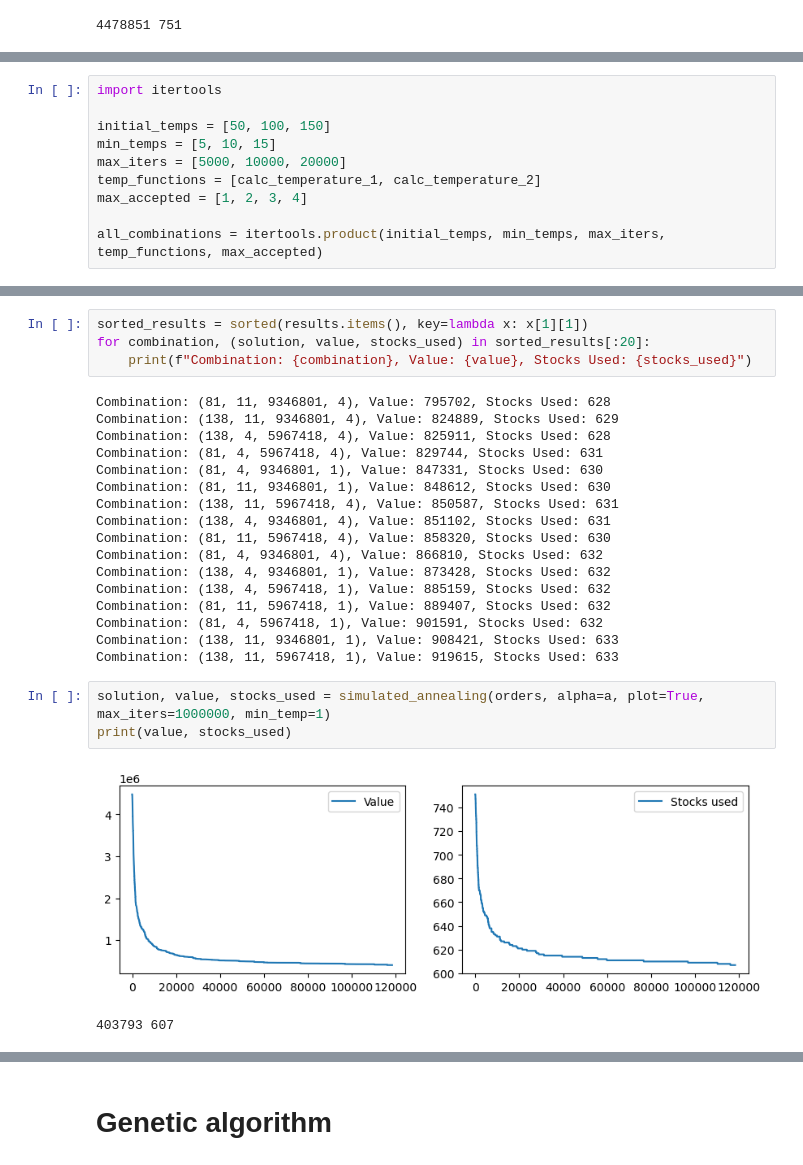
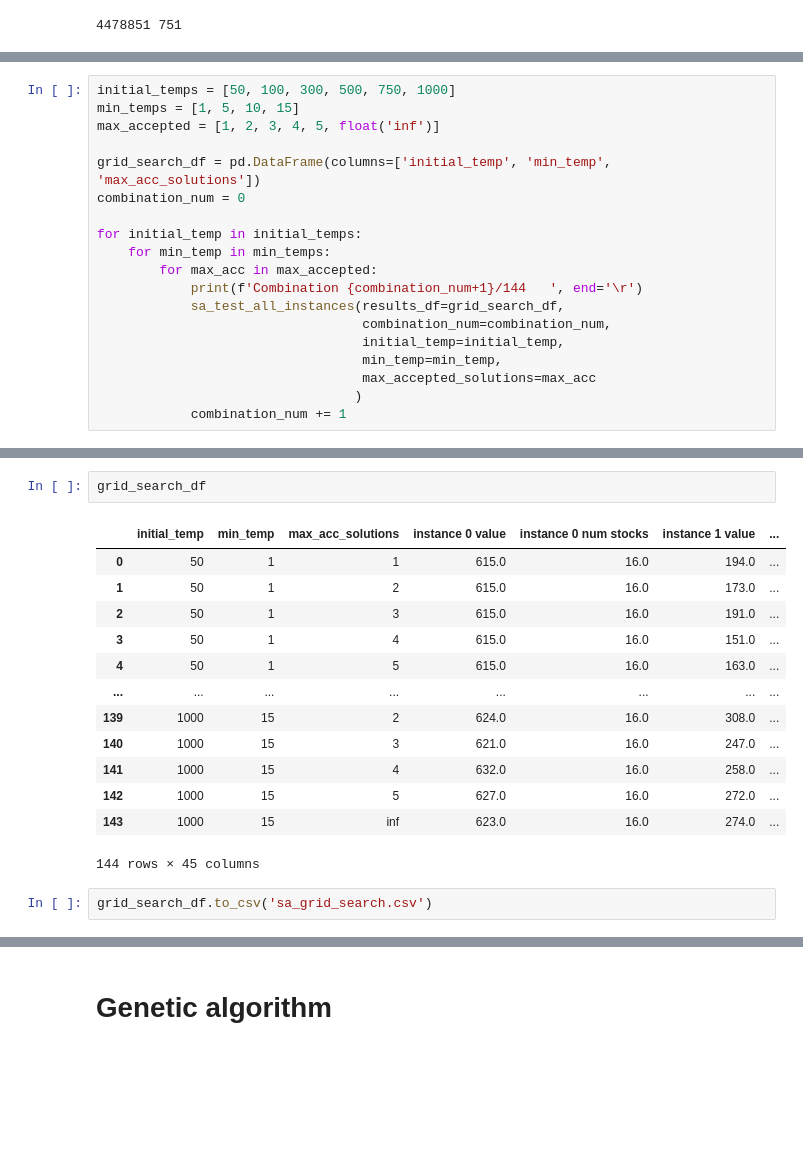
Before and after one commit to MilenkovicMaja/csp_optimization, a Jupyter notebook: csp.ipynb, the cells around one changed output, grey strips where cells are left out. Cells and saved outputs as stored; diff of their text form; blank space fills up the shorter version.

```diff
--- a/csp.ipynb
+++ b/csp.ipynb
@@ -243,10 +252,19 @@ print(value, stocks_used)
 # %%
-import itertools
+initial_temps = [50, 100, 300, 500, 750, 1000]
+min_temps = [1, 5, 10, 15]
+max_accepted = [1, 2, 3, 4, 5, float('inf')]
 
-initial_temps = [50, 100, 150]
-min_temps = [5, 10, 15]
-max_iters = [5000, 10000, 20000]
-temp_functions = [calc_temperature_1, calc_temperature_2]
-max_accepted = [1, 2, 3, 4]
+grid_search_df = pd.DataFrame(columns=['initial_temp', 'min_temp', 'max_acc_solutions'])
+combination_num = 0
 
-all_combinations = itertools.product(initial_temps, min_temps, max_iters, temp_functions, max_accepted)
+for initial_temp in initial_temps:
+    for min_temp in min_temps:
+        for max_acc in max_accepted:
+            print(f'Combination {combination_num+1}/144   ', end='\r')
+            sa_test_all_instances(results_df=grid_search_df,
+                                  combination_num=combination_num,
+                                  initial_temp=initial_temp,
+                                  min_temp=min_temp,
+                                  max_accepted_solutions=max_acc
+                                 )
+            combination_num += 1
@@ -378,27 +271,18 @@ for combination in all_combinations:
-# %%
-sorted_results = sorted(results.items(), key=lambda x: x[1][1])
-for combination, (solution, value, stocks_used) in sorted_results[:20]:
-    print(f"Combination: {combination}, Value: {value}, Stocks Used: {stocks_used}")
-# %% [output]
-Combination: (81, 11, 9346801, 4), Value: 795702, Stocks Used: 628
-Combination: (138, 11, 9346801, 4), Value: 824889, Stocks Used: 629
-Combination: (138, 4, 5967418, 4), Value: 825911, Stocks Used: 628
-Combination: (81, 4, 5967418, 4), Value: 829744, Stocks Used: 631
-Combination: (81, 4, 9346801, 1), Value: 847331, Stocks Used: 630
-Combination: (81, 11, 9346801, 1), Value: 848612, Stocks Used: 630
-Combination: (138, 11, 5967418, 4), Value: 850587, Stocks Used: 631
-Combination: (138, 4, 9346801, 4), Value: 851102, Stocks Used: 631
-Combination: (81, 11, 5967418, 4), Value: 858320, Stocks Used: 630
-Combination: (81, 4, 9346801, 4), Value: 866810, Stocks Used: 632
-Combination: (138, 4, 9346801, 1), Value: 873428, Stocks Used: 632
-Combination: (138, 4, 5967418, 1), Value: 885159, Stocks Used: 632
-Combination: (81, 11, 5967418, 1), Value: 889407, Stocks Used: 632
-Combination: (81, 4, 5967418, 1), Value: 901591, Stocks Used: 632
-Combination: (138, 11, 9346801, 1), Value: 908421, Stocks Used: 633
-Combination: (138, 11, 5967418, 1), Value: 919615, Stocks Used: 633
-# %%
-solution, value, stocks_used = simulated_annealing(orders, alpha=a, plot=True, max_iters=1000000, min_temp=1)
-print(value, stocks_used)
-# %% [output]
-[figure, removed]
-403793 607
+# %%
+grid_search_df
+# %% [output]
+|  | initial_temp | min_temp | max_acc_solutions | instance 0 value | instance 0 num stocks | instance 1 value | ... |
+| 0 | 50 | 1 | 1 | 615.0 | 16.0 | 194.0 | ... |
+| 1 | 50 | 1 | 2 | 615.0 | 16.0 | 173.0 | ... |
+| 2 | 50 | 1 | 3 | 615.0 | 16.0 | 191.0 | ... |
+| 3 | 50 | 1 | 4 | 615.0 | 16.0 | 151.0 | ... |
+| 4 | 50 | 1 | 5 | 615.0 | 16.0 | 163.0 | ... |
+| ... | ... | ... | ... | ... | ... | ... | ... |
+| 139 | 1000 | 15 | 2 | 624.0 | 16.0 | 308.0 | ... |
+| 140 | 1000 | 15 | 3 | 621.0 | 16.0 | 247.0 | ... |
+| 141 | 1000 | 15 | 4 | 632.0 | 16.0 | 258.0 | ... |
+| 142 | 1000 | 15 | 5 | 627.0 | 16.0 | 272.0 | ... |
+| 143 | 1000 | 15 | inf | 623.0 | 16.0 | 274.0 | ... |
+144 rows × 45 columns
+# %%
+grid_search_df.to_csv('sa_grid_search.csv')
```
Also changed, not shown: parts of 35 cells of this notebook, 8 other files.
